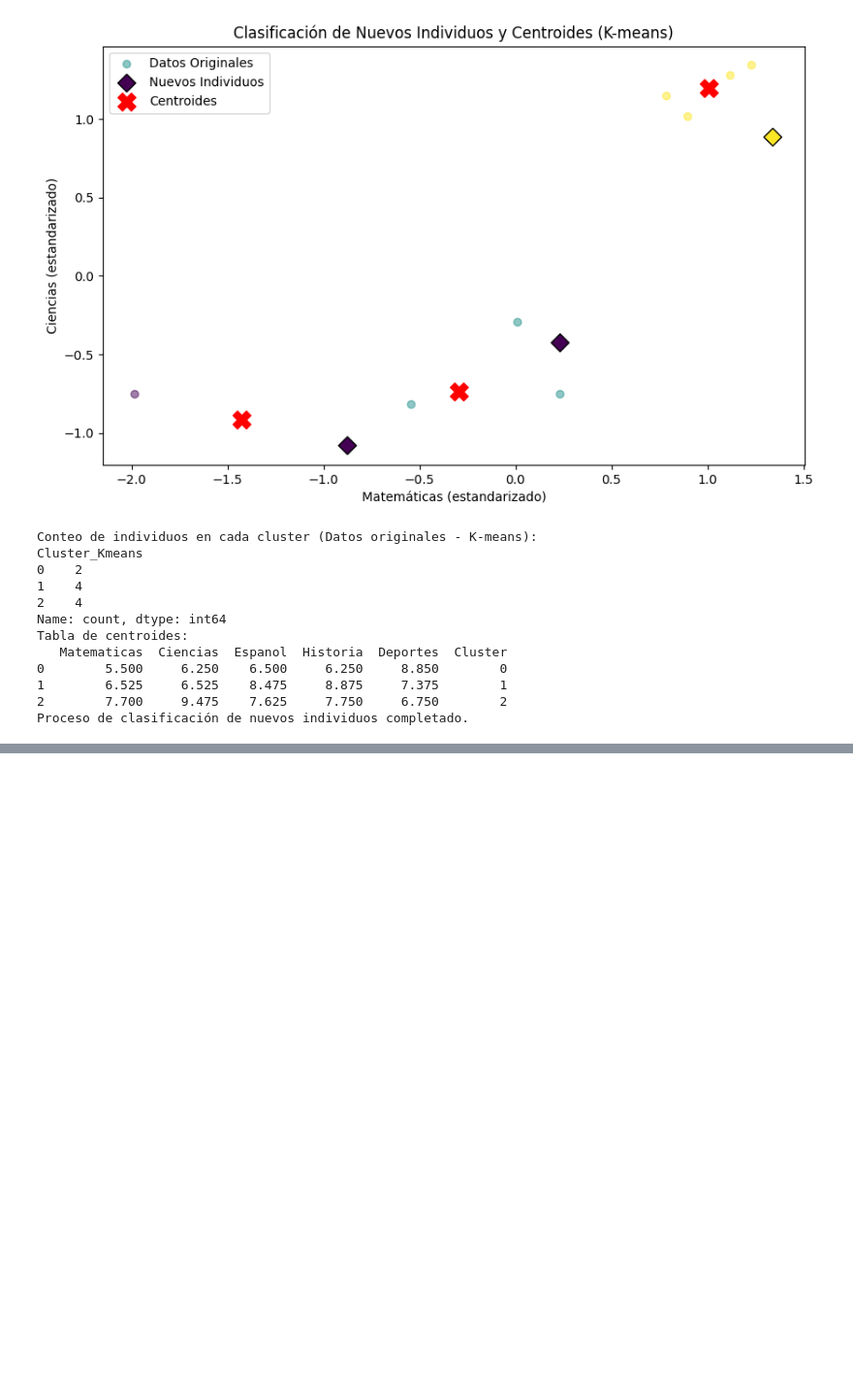
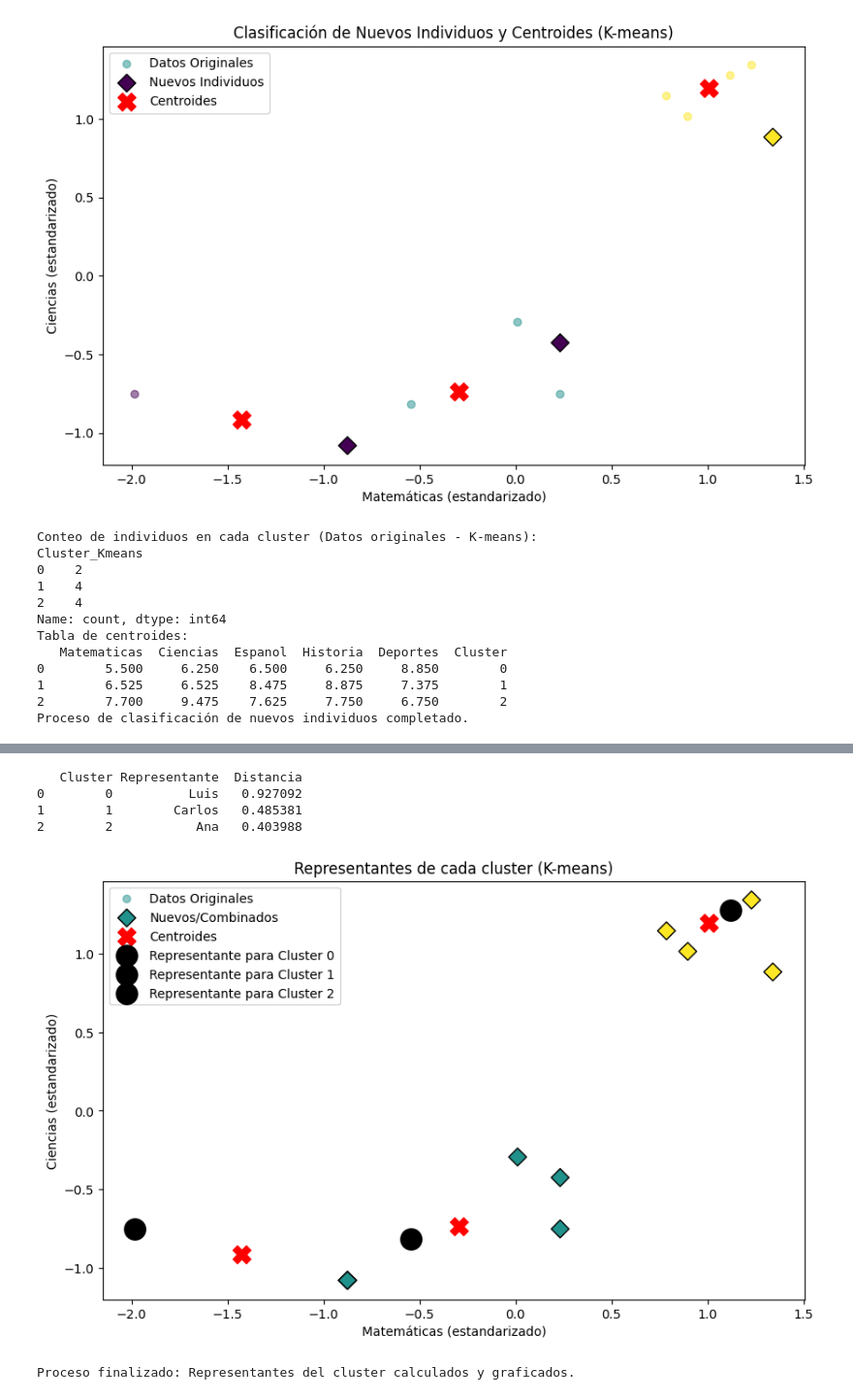
Before and after one commit to jaimeisaac2020/Python-analsisis-basicos, a Jupyter notebook: cluster_de_estudiantes.ipynb, the cells around one changed output, grey strips where cells are left out. Shown at 97% size. Drawn from its saved outputs; the diff is of its cells as text; code cells hidden in the pictures; blank space fills up the shorter version.

```diff
--- a/cluster_de_estudiantes.ipynb
+++ b/cluster_de_estudiantes.ipynb
@@ -315,0 +357,65 @@ Proceso de clasificación de nuevos individuos completado.
+# %%
+# Calcular el representante de cada cluster (usuario más cercano al centroide) utilizando distancia euclidiana
+
+# Obtenemos las características estandarizadas de los datos originales
+# Suponemos que X_scaled y scaler, kmeans ya existen
+
+import numpy as np
+
+# Para cada cluster, calculamos la distancia de cada estudiante al centroide correspondiente
+representantes = []
+
+# Usaremos el dataframe original df y los nuevos (combinados) en df_completo
+# Sin embargo, si queremos los representantes basados en el clustering inicial (datos originales), podemos hacerlo en df_completo
+# Aseguramos que los datos en df_completo tengan sus características estandarizadas
+
+# Primero, vamos a reconstruir la matriz de características para df_completo (excepto columna "Estudiante")
+features = ['Matematicas', 'Ciencias', 'Espanol', 'Historia', 'Deportes']
+
+# Para mantener la consistencia, recalculamos la matriz estandarizada usando el mismo scaler aplicado previamente
+X_completo = df_completo[features]
+X_completo_scaled = scaler.transform(X_completo)
+
+# Para cada cluster, extraemos el centroide y los indices de miembros
+for cluster in range(3):
+    indices = df_completo[df_completo['Cluster_Kmeans'] == cluster].index
+    X_cluster = X_completo_scaled[indices]
+    centroid = kmeans.cluster_centers_[cluster]
+    # calcular distancias euclidianas
+    distances = np.linalg.norm(X_cluster - centroid, axis=1)
+    min_index_within_cluster = np.argmin(distances)
+    representante_index = indices[min_index_within_cluster]
+    representante = df_completo.loc[representante_index, 'Estudiante']
+    distancia_minima = distances[min_index_within_cluster]
+    representantes.append((cluster, representante, distancia_minima))
+
+# Mostrar la tabla de representantes
+rep_df = pd.DataFrame(representantes, columns=['Cluster', 'Representante', 'Distancia'])
+print(rep_df)
+
+# También podemos graficar los representantes en el gráfico, usando las dos primeras dimensiones estandarizadas para la visualización
+plt.figure(figsize=(10, 6))
+plt.scatter(X_scaled[:, 0], X_scaled[:, 1], c=kmeans_labels, cmap='viridis', alpha=0.5, label='Datos Originales')
+plt.scatter(X_completo_scaled[:, 0], X_completo_scaled[:, 1], c=df_completo['Cluster_Kmeans'], cmap='viridis', marker='D', s=100, edgecolor='black', label='Nuevos/Combinados')
+# Graficar centroides
+plt.scatter(kmeans.cluster_centers_[:, 0], kmeans.cluster_centers_[:, 1], c='red', marker='X', s=200, label='Centroides')
+# Resaltar los representantes
+for cluster, rep, dist in representantes:
+    # encontrar la posición del representante en el espacio estandarizado
+    rep_position = X_completo_scaled[df_completo[df_completo['Estudiante'] == rep].index[0]]
+    plt.scatter(rep_position[0], rep_position[1], c='black', marker='o', s=250, facecolors='none', edgecolors='black', linewidths=2, label='Representante para Cluster ' + str(cluster))
+
+plt.xlabel('Matemáticas (estandarizado)')
+plt.ylabel('Ciencias (estandarizado)')
+plt.title('Representantes de cada cluster (K-means)')
+plt.legend()
+plt.show()
+
+print('Proceso finalizado: Representantes del cluster calculados y graficados.')
+# %% [output]
+   Cluster Representante  Distancia
+0        0          Luis   0.927092
+1        1        Carlos   0.485381
+2        2           Ana   0.403988
+[figure, added]
+Proceso finalizado: Representantes del cluster calculados y graficados.
```
Also changed, not shown: parts of 8 cells of this notebook.
